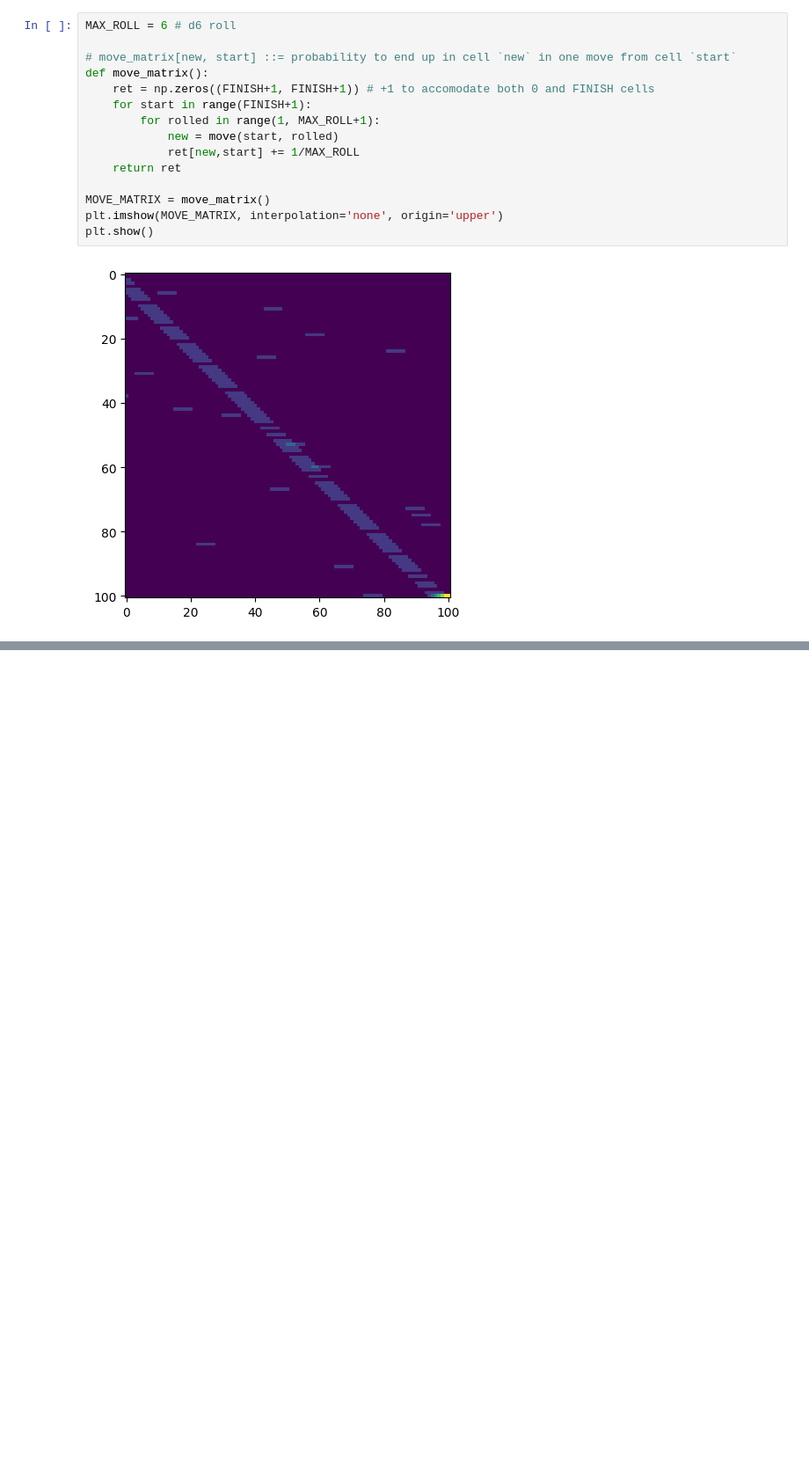
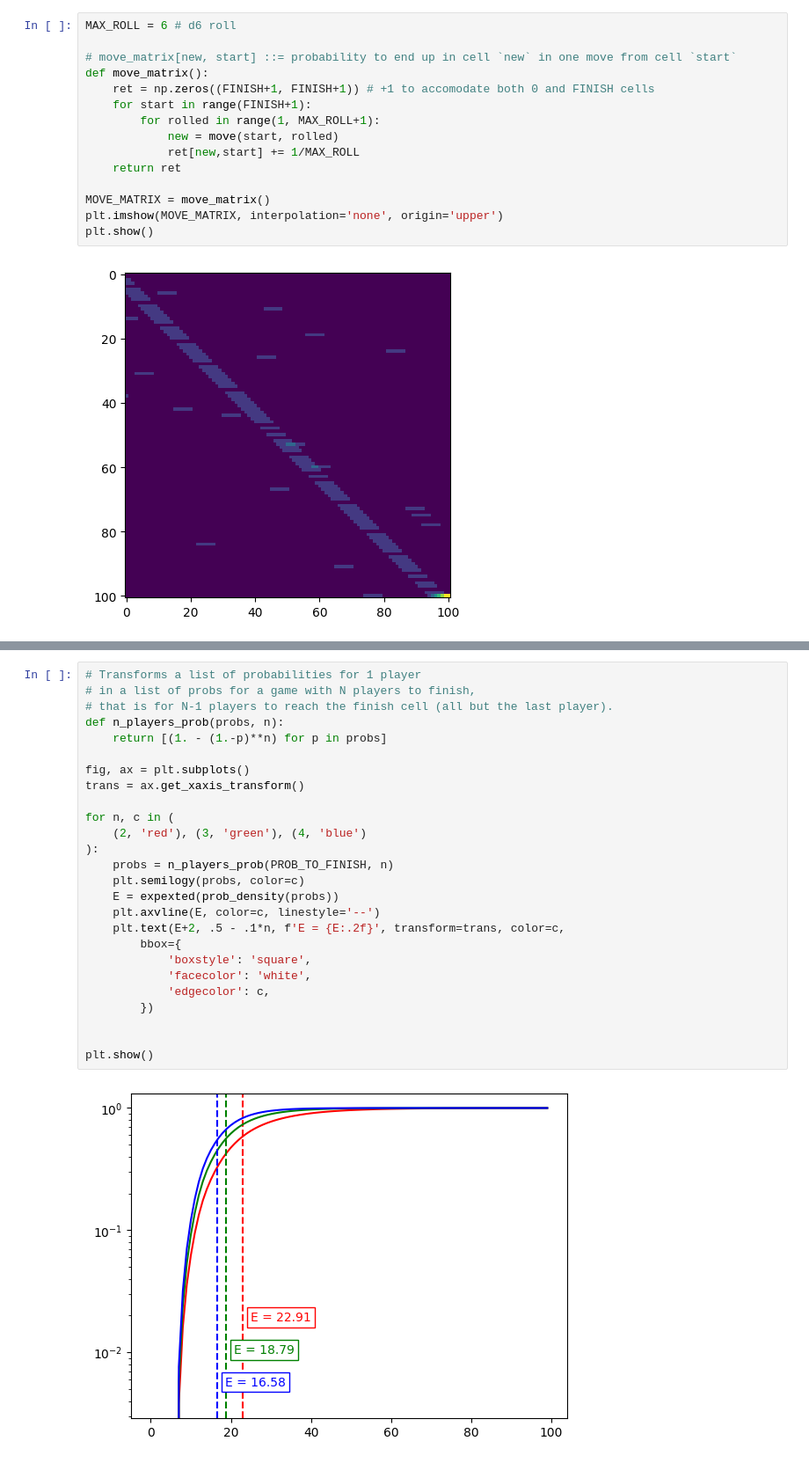
Before and after one commit to mingaleg/snakes_and_ladders_analysis, a Jupyter notebook: analysis.ipynb, the cells around one changed output, grey strips where cells are left out. Shown: that part at 88% size. Drawn from its saved outputs; the diff is of its cells as text; blank space fills up the shorter version.

Commit message:
Add expected values and probabilities for N players

```diff
--- a/analysis.ipynb
+++ b/analysis.ipynb
@@ -73,0 +90,28 @@ plt.show()
+# %%
+# Transforms a list of probabilities for 1 player
+# in a list of probs for a game with N players to finish,
+# that is for N-1 players to reach the finish cell (all but the last player).
+def n_players_prob(probs, n):
+    return [(1. - (1.-p)**n) for p in probs]
+
+fig, ax = plt.subplots()
+trans = ax.get_xaxis_transform()
+
+for n, c in (
+    (2, 'red'), (3, 'green'), (4, 'blue')
+):
+    probs = n_players_prob(PROB_TO_FINISH, n)
+    plt.semilogy(probs, color=c)
+    E = expexted(prob_density(probs))
+    plt.axvline(E, color=c, linestyle='--')
+    plt.text(E+2, .5 - .1*n, f'E = {E:.2f}', transform=trans, color=c,
+        bbox={
+            'boxstyle': 'square',
+            'facecolor': 'white',
+            'edgecolor': c,
+        })
+
+
+plt.show()
+# %% [output]
+[figure, added]
```
Also changed, not shown: parts of 1 cell of this notebook.
